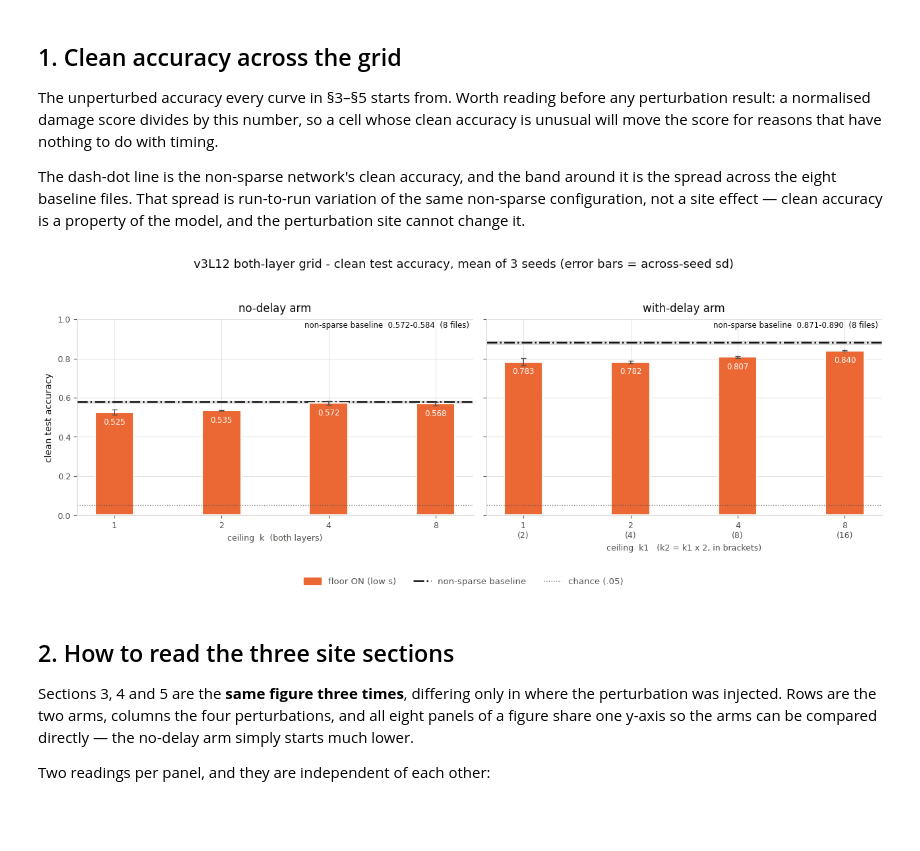
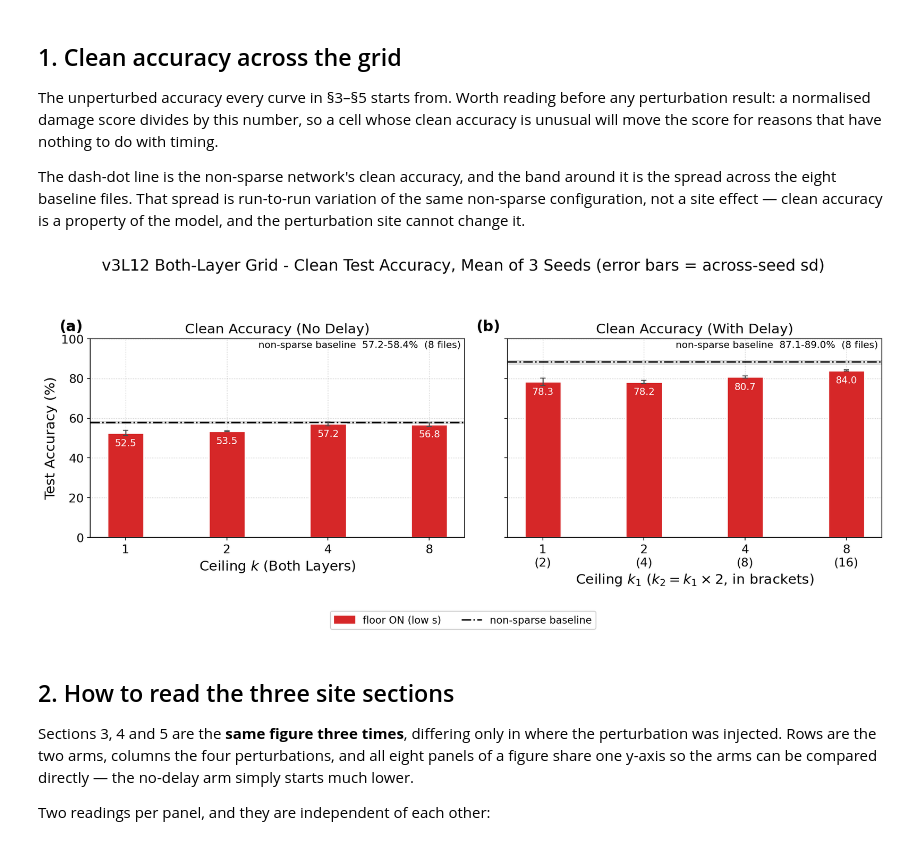
Before and after one commit to Laaaaack/beyond-beyond-rate, a Jupyter notebook: my_project/exp_sparse_network/result_visualization/bothLayer/results_visualization.ipynb, the cells around one changed output. Drawn from its saved outputs; the diff is of its cells as text; code cells hidden in the pictures; blank space fills up the shorter version.

```diff
--- a/my_project/exp_sparse_network/result_visualization/bothLayer/results_visualization.ipynb
+++ b/my_project/exp_sparse_network/result_visualization/bothLayer/results_visualization.ipynb
@@ -313,7 +374,7 @@ the spread across the eight baseline files. That spread is run-to-run variation
 same non-sparse configuration, not a site effect — clean accuracy is a property of the
 model, and the perturbation site cannot change it.
 # %%
-figure, axes = plt.subplots(1, 2, figsize=(13, 4.8), sharey=True)
+figure, axes = plt.subplots(1, 2, figsize=(13, 5.2), sharey=True)
 width = 0.36
 
 for col, (arm, arm_label) in enumerate(ARMS):
@@ -329,59 +390,55 @@ for col, (arm, arm_label) in enumerate(ARMS):
             clean_baselines.append(load_baseline(arm, templates, site)[0.0][0])
     low, high = min(clean_baselines), max(clean_baselines)
     if high - low > 1e-9:
         axis.axhspan(low, high, color=INK, alpha=0.10, zorder=0)
-        caption = f"non-sparse baseline  {low:.3f}-{high:.3f}  (8 files)"
+        caption = f"non-sparse baseline  {low:.1f}-{high:.1f}%  (8 files)"
     else:
-        caption = f"non-sparse baseline  {low:.3f}  (all 8 files agree)"
+        caption = f"non-sparse baseline  {low:.1f}%  (all 8 files agree)"
     axis.axhline(float(np.mean(clean_baselines)), color=INK, linestyle="-.",
-                 linewidth=1.8, zorder=1)
+                 linewidth=1.6, zorder=1)
     # Caption in the corner, not on the line: the bars can sit either side of the
     # baseline, so a label anchored to it would land on top of them.
     axis.text(0.99, 0.99, caption, transform=axis.transAxes, ha="right",
-              va="top", fontsize=8.5, color=INK)
+              va="top", fontsize=10.5, color=INK)
 
     drawn_floors = floor_levels()
     for index, floor in enumerate(drawn_floors):
         rows = [per_setup[f"k{k:g}_floor{floor:g}"] for k in levels]
-        means = [row["clean_acc"] for row in rows]
-        errs = [row["clean_acc_std"] for row in rows]
+        means = [row["clean_acc"] * 100 for row in rows]
+        errs = [row["clean_acc_std"] * 100 for row in rows]
         offset = bar_offset(index, len(drawn_floors), width)
         axis.bar(positions + offset, means, width, yerr=errs, capsize=3,
-                 color=FLOOR_COLOUR[floor], edgecolor="#fcfcfb", linewidth=1.5,
+                 color=FLOOR_COLOUR[floor], edgecolor="white", linewidth=1.5,
                  error_kw=dict(ecolor=INK_MUTED, lw=1.2), zorder=2)
         # Values sit inside the bar, so they cannot collide with the baseline.
         for position, value in zip(positions + offset, means):
-            axis.text(position, value - 0.028, f"{value:.3f}", ha="center",
-                      va="top", fontsize=8.5, color="#ffffff", zorder=3)
+            axis.text(position, value - 2.8, f"{value:.1f}", ha="center",
+                      va="top", fontsize=10.5, color="white", zorder=3)
 
-    axis.axhline(CHANCE, color=INK_MUTED, linewidth=1, linestyle=":", alpha=0.7)
     axis.set_xticks(positions)
     axis.set_xticklabels(k_tick_labels(arm))
-    axis.set_xlabel(k_axis_label(arm), fontsize=9, color=INK_MUTED)
+    axis.set_xlabel(k_axis_label(arm))
     style_axis(axis)
-    axis.set_title(arm_label, fontsize=12, color=INK, pad=8)
+    axis.set_title(f"Clean Accuracy ({arm_label})")
+    label_panel(axis, col)
     if col == 0:
-        axis.set_ylabel("clean test accuracy", fontsize=10, color=INK)
+        axis.set_ylabel("Test Accuracy (%)")
 
-axes[0].set_ylim(0.0, 1.0)
+axes[0].set_ylim(0.0, 100.0)
 
 handles = [plt.Rectangle((0, 0), 1, 1, color=FLOOR_COLOUR[floor],
                         label=FLOOR_LABEL[floor])
            for floor in floor_levels()]
-handles += [
-    plt.Line2D([], [], color=INK, linestyle="-.", linewidth=1.8,
-               label="non-sparse baseline"),
-    plt.Line2D([], [], color=INK_MUTED, linewidth=1, linestyle=":",
-               label="chance (.05)"),
-]
-figure.legend(handles=handles, loc="lower center", ncol=4, frameon=False,
-              fontsize=9.5, labelcolor=INK_MUTED, bbox_to_anchor=(0.5, -0.08))
-figure.suptitle("v3L12 both-layer grid - clean test accuracy, mean of 3 seeds "
-                "(error bars = across-seed sd)", fontsize=13, color=INK)
-figure.tight_layout(rect=(0, 0.02, 1, 0.94))
+handles.append(plt.Line2D([], [], color=INK, linestyle="-.", linewidth=1.6,
+                          label="non-sparse baseline"))
+figure.legend(handles=handles, loc="lower center", ncol=3, framealpha=0.9,
+              fontsize=11, bbox_to_anchor=(0.5, -0.08))
+figure.suptitle("v3L12 Both-Layer Grid - Clean Test Accuracy, Mean of 3 Seeds "
+                "(error bars = across-seed sd)", y=1.01, fontsize=17)
+figure.tight_layout(rect=(0, 0.02, 1, 0.96))
 plt.show()
 # %% [output]
-[figure, old version]
+[figure, new version]
 # %% [markdown]
 ## 2. How to read the three site sections
 
```
Also changed, not shown: parts of 15 cells of this notebook, 4 other files.
